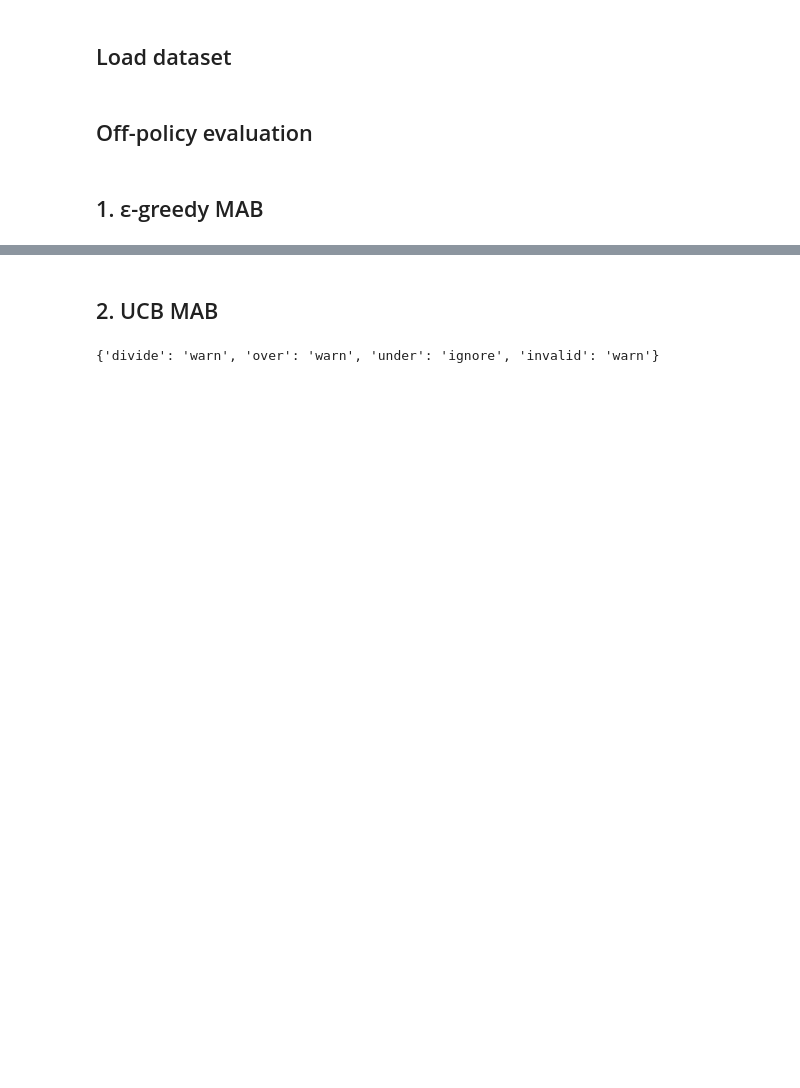
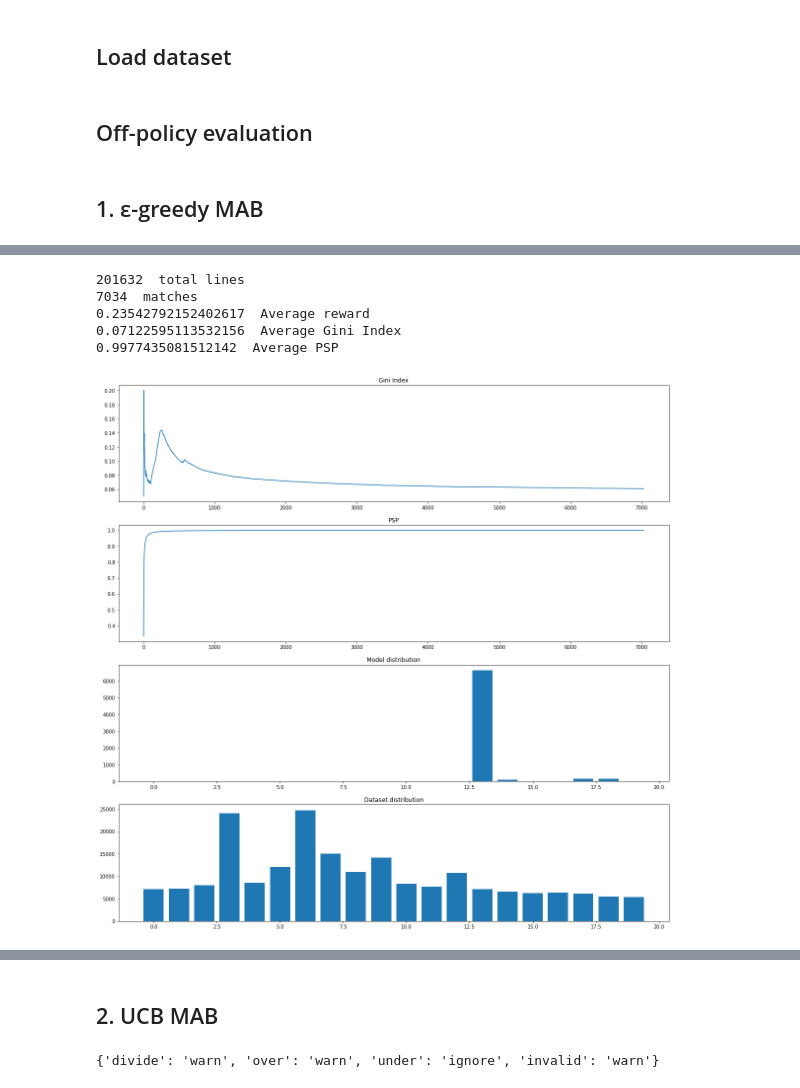
Before and after one commit to jule8198/MABRec, a Jupyter notebook: MABs.ipynb, the cells around one changed output, grey strips where cells are left out. Drawn from its saved outputs; the diff is of its cells as text; code cells hidden in the pictures; blank space fills up the shorter version.

```diff
--- a/MABs.ipynb
+++ b/MABs.ipynb
@@ -343,0 +369,11 @@ class FairEpsGreedy(MAB):
+# %%
+fairmab = FairEpsGreedy(4, 0.05)
+results_EpsGreedy, dist, psp = offlineEvaluate(fairmab, arms, rewards, contexts, None, 1)
+evaluateMab(results_EpsGreedy, dist, psp)
+# %% [output]
+201632  total lines
+7034  matches
+0.23542792152402617  Average reward
+0.07122595113532156  Average Gini Index
+0.9977435081512142  Average PSP
+[figure, added]
```
Also changed, not shown: parts of 16 cells of this notebook.
